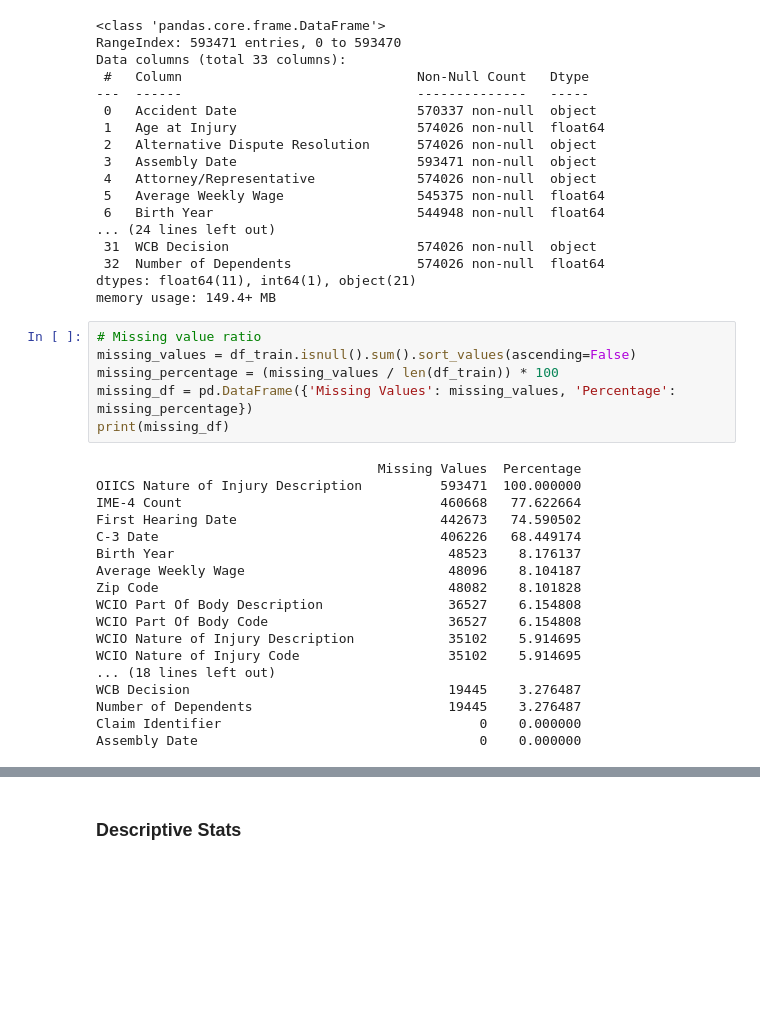
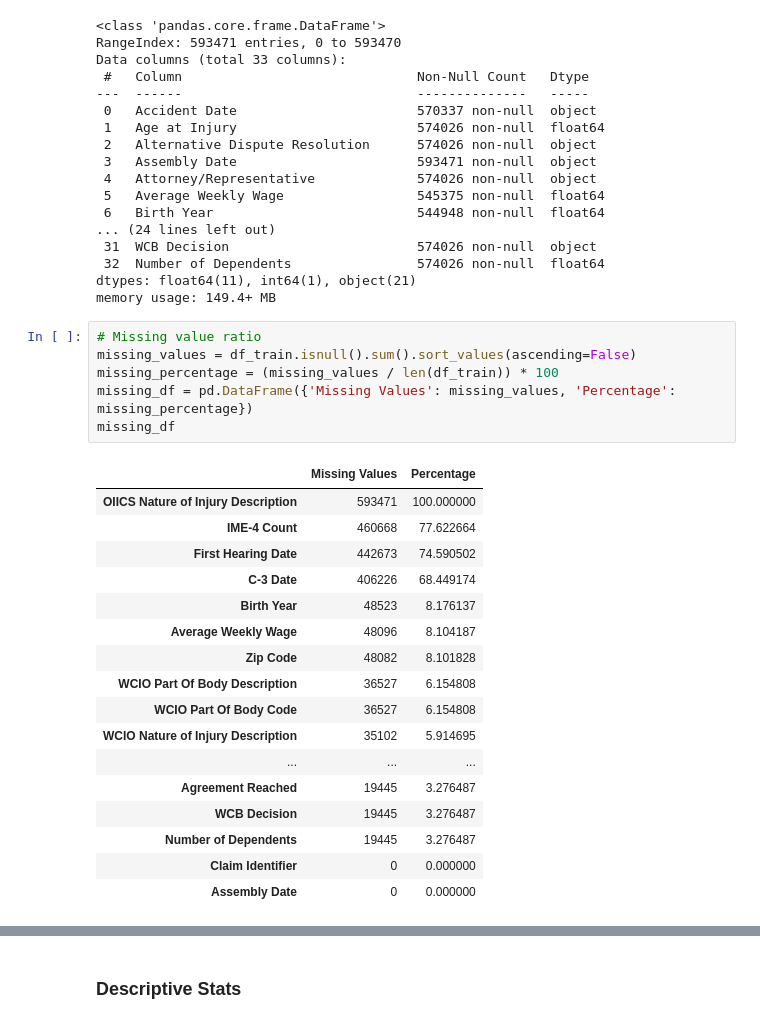
Before and after one commit to berthlou/DSAA_ML_41, a Jupyter notebook: code/exploratory_analysis/louis_explorative_analysis.ipynb, the cells around one changed output, grey strips where cells are left out. Cells and saved outputs as stored; diff of their text form; blank space fills up the shorter version.

```diff
--- a/code/exploratory_analysis/louis_explorative_analysis.ipynb
+++ b/code/exploratory_analysis/louis_explorative_analysis.ipynb
@@ -48,25 +48,25 @@ memory usage: 149.4+ MB
 # %%
 # Missing value ratio
 missing_values = df_train.isnull().sum().sort_values(ascending=False)
 missing_percentage = (missing_values / len(df_train)) * 100
 missing_df = pd.DataFrame({'Missing Values': missing_values, 'Percentage': missing_percentage})
-print(missing_df)
+missing_df
 # %% [output]
-                                    Missing Values  Percentage
-OIICS Nature of Injury Description          593471  100.000000
-IME-4 Count                                 460668   77.622664
-First Hearing Date                          442673   74.590502
-C-3 Date                                    406226   68.449174
-Birth Year                                   48523    8.176137
-Average Weekly Wage                          48096    8.104187
-Zip Code                                     48082    8.101828
-WCIO Part Of Body Description                36527    6.154808
-WCIO Part Of Body Code                       36527    6.154808
-WCIO Nature of Injury Description            35102    5.914695
-WCIO Nature of Injury Code                   35102    5.914695
-... (18 lines left out)
-WCB Decision                                 19445    3.276487
-Number of Dependents                         19445    3.276487
-Claim Identifier                                 0    0.000000
-Assembly Date                                    0    0.000000
+|  | Missing Values | Percentage |
+| OIICS Nature of Injury Description | 593471 | 100.000000 |
+| IME-4 Count | 460668 | 77.622664 |
+| First Hearing Date | 442673 | 74.590502 |
+| C-3 Date | 406226 | 68.449174 |
+| Birth Year | 48523 | 8.176137 |
+| Average Weekly Wage | 48096 | 8.104187 |
+| Zip Code | 48082 | 8.101828 |
+| WCIO Part Of Body Description | 36527 | 6.154808 |
+| WCIO Part Of Body Code | 36527 | 6.154808 |
+| WCIO Nature of Injury Description | 35102 | 5.914695 |
+| ... | ... | ... |
+| Agreement Reached | 19445 | 3.276487 |
+| WCB Decision | 19445 | 3.276487 |
+| Number of Dependents | 19445 | 3.276487 |
+| Claim Identifier | 0 | 0.000000 |
+| Assembly Date | 0 | 0.000000 |
 # %%
```
Also changed, not shown: parts of 9 cells of this notebook.
